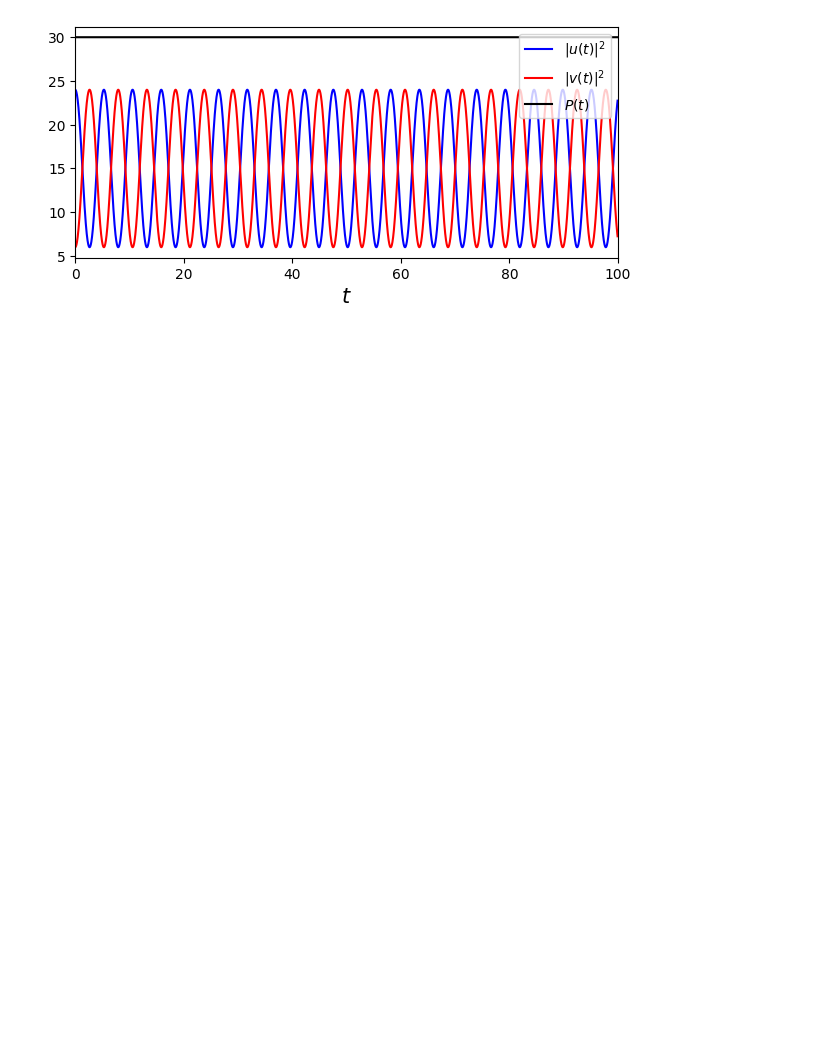
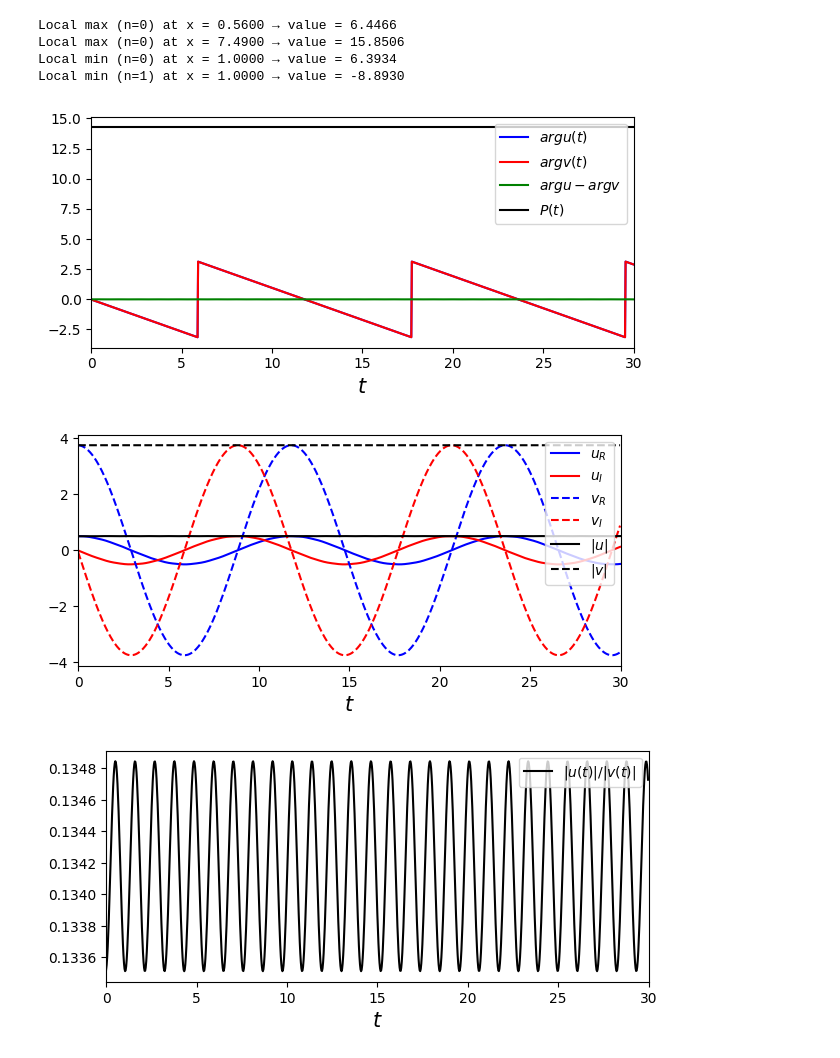
Before and after one commit to rariveros/LENL_simulations, a Jupyter notebook: 00_projects/PT_waveguides/simulations/dimer.ipynb, the cells around one changed output. Cells and saved outputs as stored; diff of their text form; code cells hidden in the pictures; blank space fills up the shorter version.

```diff
--- a/00_projects/PT_waveguides/simulations/dimer.ipynb
+++ b/00_projects/PT_waveguides/simulations/dimer.ipynb
@@ -38,35 +40,39 @@ def equations_FD(eq, field_slices, t_i, x_grid, y_grid, parameters, operators):
         fields = np.array([F, G])
     return fields
 # %%
-# DEFINICIONES PRELIMINARES
+ # DEFINICIONES PRELIMINARES
+
 eq = "PT_waveguide"
 t_rate = 1
 
 # PARAMETROS (GAMMA = POTENCIAL, K = ACOPLE, ALPHA = GAIN - LOSS)
-gamma = 10
+gamma_0 = 10.0
 k = 1.0
-alpha = 0.0
+beta = 0.0
+d_gamma = 0.0
+omega = 2.0
 
-# PARAMETROS INICIALES (P = CANTIDAD CONSERVADA, X = PORCENTAJE DE INFORMACIÓN INICIAL EN DIMERO 2)
-x = 0.2
-P = 30
+R = 0.5
+
+alpha = 1.0
+theta = np.arcsin(-beta / k)
 
 # DEFINICIÓN DE GRILLA TEMPORAL, ESPACIAL SE DEFINE COMO ARRAY CERO POR COMO FUNCIONA EL CODIGO
-[tmin, tmax, dt] = [0, 100, 0.025]
+[tmin, tmax, dt] = [0, 300, 0.03]
 t_grid = np.arange(tmin, tmax + dt, dt)         # TEMPORAL GRID DEFINITION
 x_grid = np.array([0])           # SPATIAL GRID DEFINITION
 T = tmax
 Nt = t_grid.shape[0]
 
 # CONDICIONES INICIALES EN TERMINOS DE P Y X
-U_init = np.sqrt(P * (1 - x))
-V_init = np.sqrt(P * x)
+U_init = R
+V_init = alpha * R * np.exp(- 1j * theta)
 
 # EMPAQUETAMIENTO DE PARAMETROS PARA SIMULACIÓN
 operators = [0]
 fields_init = [U_init, V_init]
 grids = [t_grid, x_grid, 0]
-parameters_np = np.array([k, gamma, alpha])
+parameters_np = np.array([k, gamma_0, d_gamma, omega, beta])
 
 # SIMULACIÓN NUMERICA
 final_fields, fields_history, time_grid = RK4_FD(eq, fields_init, parameters_np, grids, dt, Nt, operators, t_rate)      #NUMERICAL SIMULATION
@@ -80,24 +86,53 @@ V_light = V[0::lightness]
 t_light = np.array(time_grid[0::lightness])
 P1 = np.abs(U_light) ** 2
 P2 = np.abs(V_light) ** 2
+# %% [output]
+Local max (n=0) at x = 0.5600 → value = 6.4466
+Local max (n=0) at x = 7.4900 → value = 15.8506
+Local min (n=0) at x = 1.0000 → value = 6.3934
+Local min (n=1) at x = 1.0000 → value = -8.8930
 # %%
-############### GENERIC INITIAL AND FINAL TIME ###############
+ ############### GENERIC INITIAL AND FINAL TIME ###############
 t_init = 0
-t_final = 100
+t_final = 30
 i_0 = np.argmin(np.abs(t_light - t_init))
 i_f = np.argmin(np.abs(t_light - t_final))
 
 ############### GRAFICO DE P1, P2 Y P EN EL TIEMPO ###############
 
 fig, ax = plt.subplots(1, 1, figsize=(7, 3))
-ax.plot(t_light[i_0:i_f], P1[i_0:i_f], color='b', label="$|u(t)|^2$")
-ax.plot(t_light[i_0:i_f], P2[i_0:i_f], color='r', label="$|v(t)|^2$")
+ax.plot(t_light[i_0:i_f], np.angle(U_light)[i_0:i_f], color='b', label="$arg u(t)$")
+ax.plot(t_light[i_0:i_f], np.angle(V_light)[i_0:i_f], color='r', label="$arg v(t)$")
+ax.plot(t_light[i_0:i_f], np.angle(U_light)[i_0:i_f] - np.angle(V_light)[i_0:i_f], color='g', label="$arg u - arg v$")
 ax.plot(t_light[i_0:i_f], P1[i_0:i_f] + P2[i_0:i_f], color='k', label="$P(t)$")
 ax.legend(fontsize=10, loc="upper right")
 ax.set_xlabel("$t$", fontsize=15)
 ax.set_xlim(t_init, t_final)
 plt.show()
 
 # REPRODUCE RESULTADOS DE FIG. 4 VICENCIO + CLERC
+
+fig, ax = plt.subplots(1, 1, figsize=(7, 3))
+ax.plot(t_light[i_0:i_f], np.real(U_light[i_0:i_f]), color='b', label="$u_R$")
+ax.plot(t_light[i_0:i_f], np.imag(U_light[i_0:i_f]), color='r', label="$u_I$")
+ax.plot(t_light[i_0:i_f], np.real(V_light[i_0:i_f]), color='b', label="$v_R$", ls="--")
+ax.plot(t_light[i_0:i_f], np.imag(V_light[i_0:i_f]), color='r', label="$v_I$", ls="--")
+ax.plot(t_light[i_0:i_f], np.abs(U_light[i_0:i_f]), color='k', label="$|u|$")
+ax.plot(t_light[i_0:i_f], np.abs(V_light[i_0:i_f]), color='k', label="$|v|$", ls="--")
+ax.legend(fontsize=10, loc="upper right")
+ax.set_xlabel("$t$", fontsize=15)
+ax.set_xlim(t_init, t_final)
+plt.show()
+
+# REPRODUCE RESULTADOS DE FIG. 4 VICENCIO + CLERC
+
+fig, ax = plt.subplots(1, 1, figsize=(7, 3))
+ax.plot(t_light[i_0:i_f], np.abs(U_light[i_0:i_f]) / np.abs(V_light[i_0:i_f]), color='k', label="$|u(t)| / |v(t)|$")
+ax.legend(fontsize=10, loc="upper right")
+ax.set_xlabel("$t$", fontsize=15)
+ax.set_xlim(t_init, t_final)
+plt.show()
 # %% [output]
-[figure, old version]
+[figure, new version]
+[figure, added]
+[figure, added]
```
Also changed, not shown: parts of 1 cell of this notebook, 36 other files.
